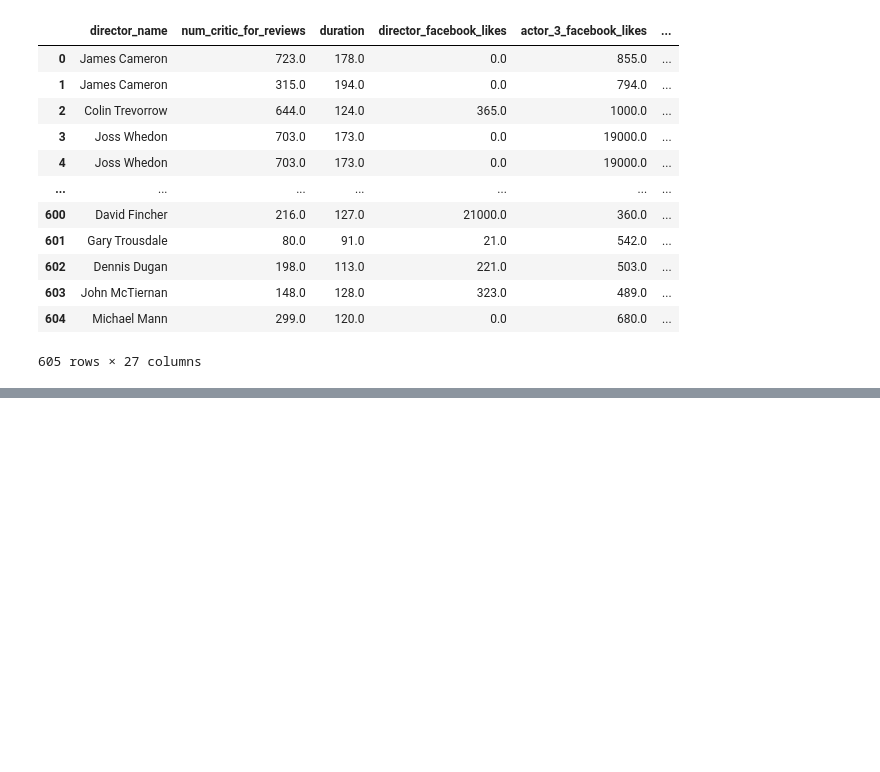
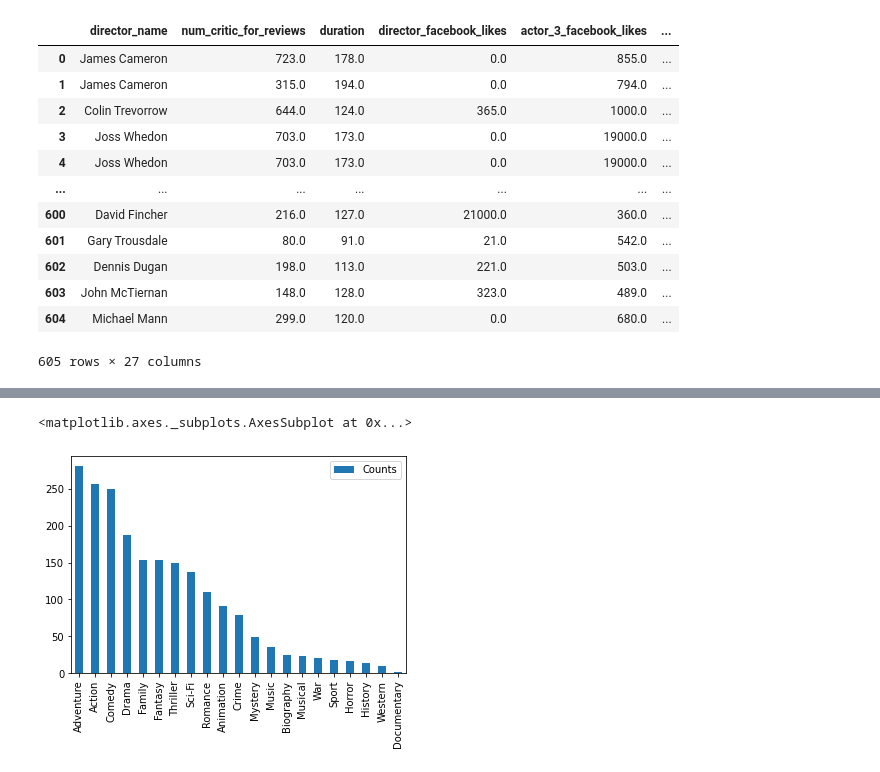
Before and after one commit to chibao659/Movies, a Jupyter notebook: Movies.ipynb, the cells around one changed output, grey strips where cells are left out. Cells and saved outputs as stored; diff of their text form; code cells hidden in the pictures; blank space fills up the shorter version.

Commit message:
VIsualization for genres count

```diff
--- a/Movies.ipynb
+++ b/Movies.ipynb
@@ -124,0 +87,6 @@ dtype: int64
+# %%
+#Turn Series into a DataFrame
+genres_cou = genres_co.to_frame()
+genres_coun = pd.DataFrame.rename(genres_count, columns={0:'Counts'})
+genres_count = genres_coun.sort_values(by = ['Counts'], ascending= False)
+genres_count
@@ -124,0 +111,5 @@ dtype: int64
+# %%
+genres_count.plot.bar()
+# %% [output]
+<matplotlib.axes._subplots.AxesSubplot at 0x...>
+[figure, added]
```
Also changed, not shown: parts of 6 cells of this notebook, 1 other file.
